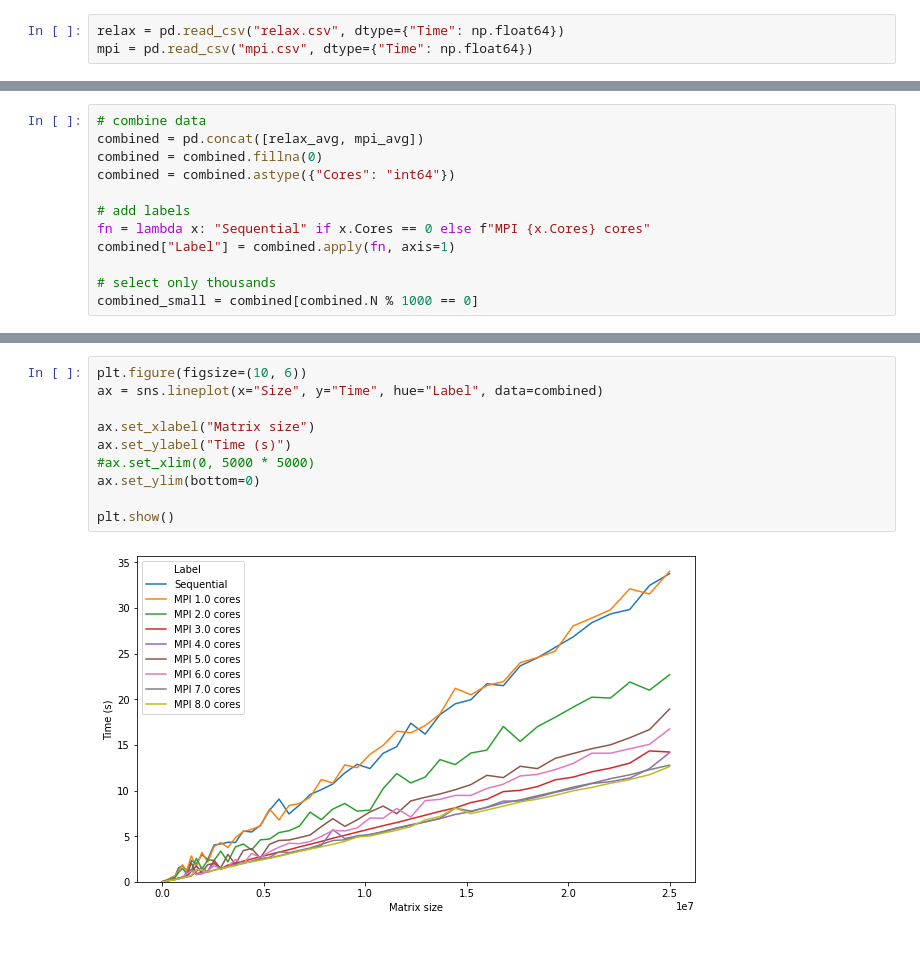
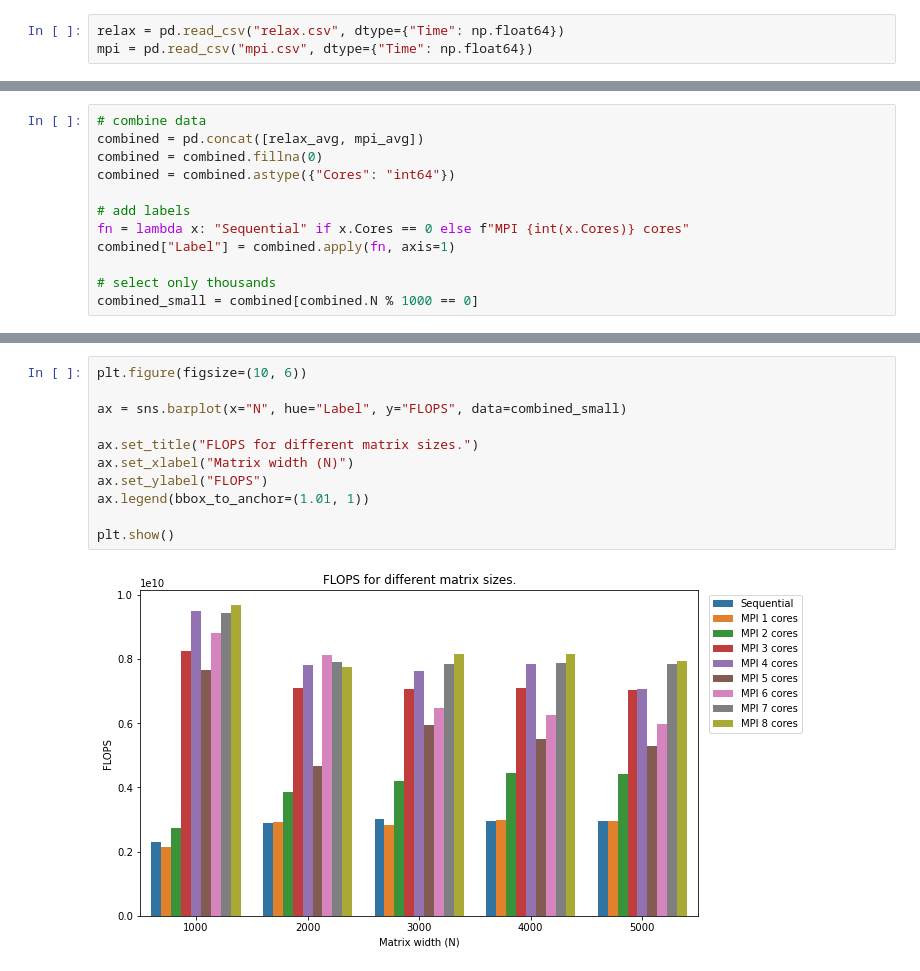
Before and after one commit to JordyAaldering/Parallel-Computing, a Jupyter notebook: Project03/Evaluation/evaluation.ipynb, the cells around one changed output, grey strips where cells are left out. Drawn from its saved outputs; the diff is of its cells as text.

```diff
--- a/Project03/Evaluation/evaluation.ipynb
+++ b/Project03/Evaluation/evaluation.ipynb
@@ -35,7 +39,7 @@ combined = combined.fillna(0)
 combined = combined.astype({"Cores": "int64"})
 
 # add labels
-fn = lambda x: "Sequential" if x.Cores == 0 else f"MPI {x.Cores} cores"
+fn = lambda x: "Sequential" if x.Cores == 0 else f"MPI {int(x.Cores)} cores"
 combined["Label"] = combined.apply(fn, axis=1)
 
 # select only thousands
@@ -66,12 +70,13 @@ plt.show()
 # %%
 plt.figure(figsize=(10, 6))
-ax = sns.lineplot(x="Size", y="Time", hue="Label", data=combined)
 
-ax.set_xlabel("Matrix size")
-ax.set_ylabel("Time (s)")
-#ax.set_xlim(0, 5000 * 5000)
-ax.set_ylim(bottom=0)
+ax = sns.barplot(x="N", hue="Label", y="FLOPS", data=combined_small)
+
+ax.set_title("FLOPS for different matrix sizes.")
+ax.set_xlabel("Matrix width (N)")
+ax.set_ylabel("FLOPS")
+ax.legend(bbox_to_anchor=(1.01, 1))
 
 plt.show()
 # %% [output]
-[figure, old version]
+[figure, new version]
```
Also changed, not shown: parts of 11 cells of this notebook.
